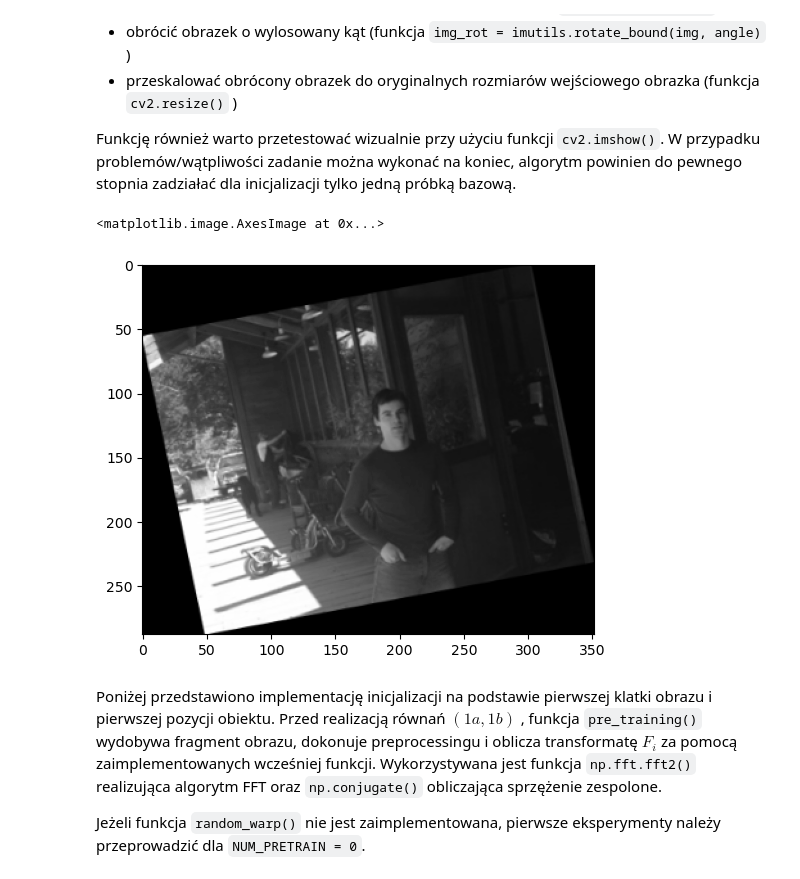
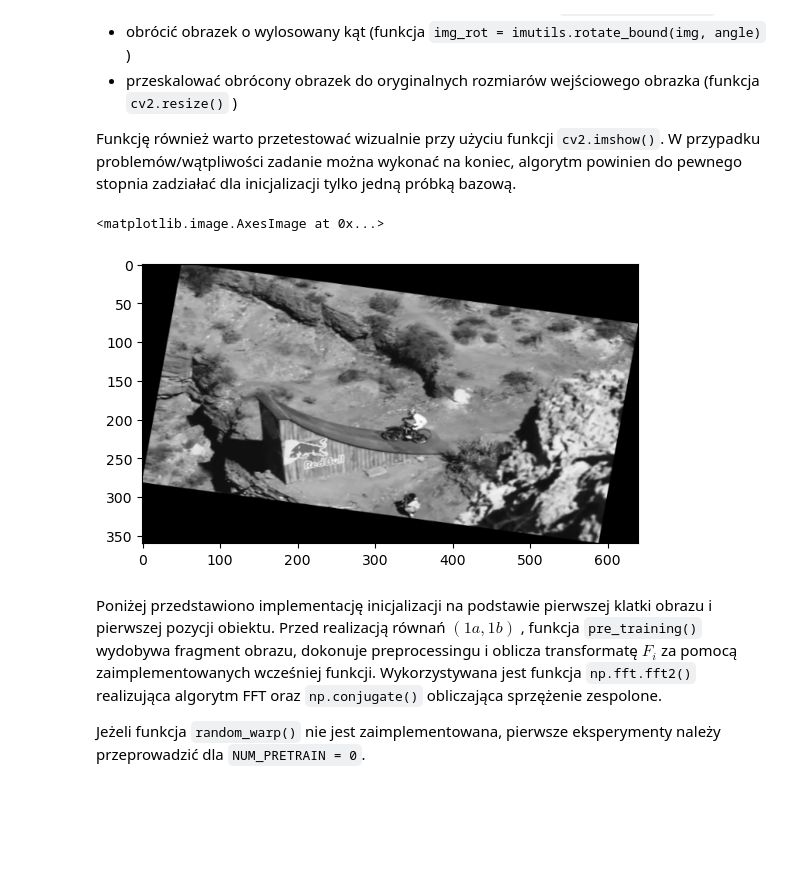
Before and after one commit to KrzysztofGG/ZAW, a Jupyter notebook: lab7/DCF.ipynb, the cells around one changed output. Cells and saved outputs as stored; diff of their text form; code cells hidden in the pictures; blank space fills up the shorter version.

```diff
--- a/lab7/DCF.ipynb
+++ b/lab7/DCF.ipynb
@@ -143,7 +143,7 @@ def crop_search_window(bbox, frame):
 import matplotlib.pyplot as plt
 DATASET_DIR = 'sequences\\sequences'
 
-img = cv2.imread('C:\\Users\\krzys\\Desktop\\ZAW\\lab7\\sequences\\sequences\\jump\\color\\00000001.jpg')
+img = cv2.imread('C:\\Users\\Krzysztof_Gora\\University\\ZAW\\lab7\\sequences\\sequences\\jump\\color\\00000001.jpg')
 sequence = 'jump'
 seqdir = join(DATASET_DIR, sequence)
 gt_boxes = load_gt(join(seqdir, 'groundtruth.txt'))
@@ -219,15 +219,15 @@ def random_warp(img):
 
     return img_resized
 # %%
-img = cv2.imread('C:\\Users\\krzys\\Desktop\\ZAW\\lab7\\sequences\\sequences\\sunshade\\color\\00000029.jpg')
+img = cv2.imread('C:\\Users\\Krzysztof_Gora\\University\\ZAW\\lab7\\sequences\\sequences\\jump\\color\\00000001.jpg')
 img = cv2.cvtColor(img, cv2.COLOR_BGR2GRAY)
 img = random_warp(img)
 
 import matplotlib.pyplot as plt
 plt.imshow(img, 'gray')
 # %% [output]
 <matplotlib.image.AxesImage at 0x...>
-[figure, old version]
+[figure, new version]
 # %% [markdown]
 Poniżej przedstawiono implementację inicjalizacji na podstawie pierwszej klatki obrazu i pierwszej pozycji obiektu. Przed realizacją równań $(1a, 1b)$
 , funkcja `pre_training()` wydobywa fragment obrazu, dokonuje preprocessingu i oblicza transformatę $F_i$ za pomocą zaimplementowanych wcześniej funkcji.
```
Also changed, not shown: parts of 3 cells of this notebook, 1 other file.
